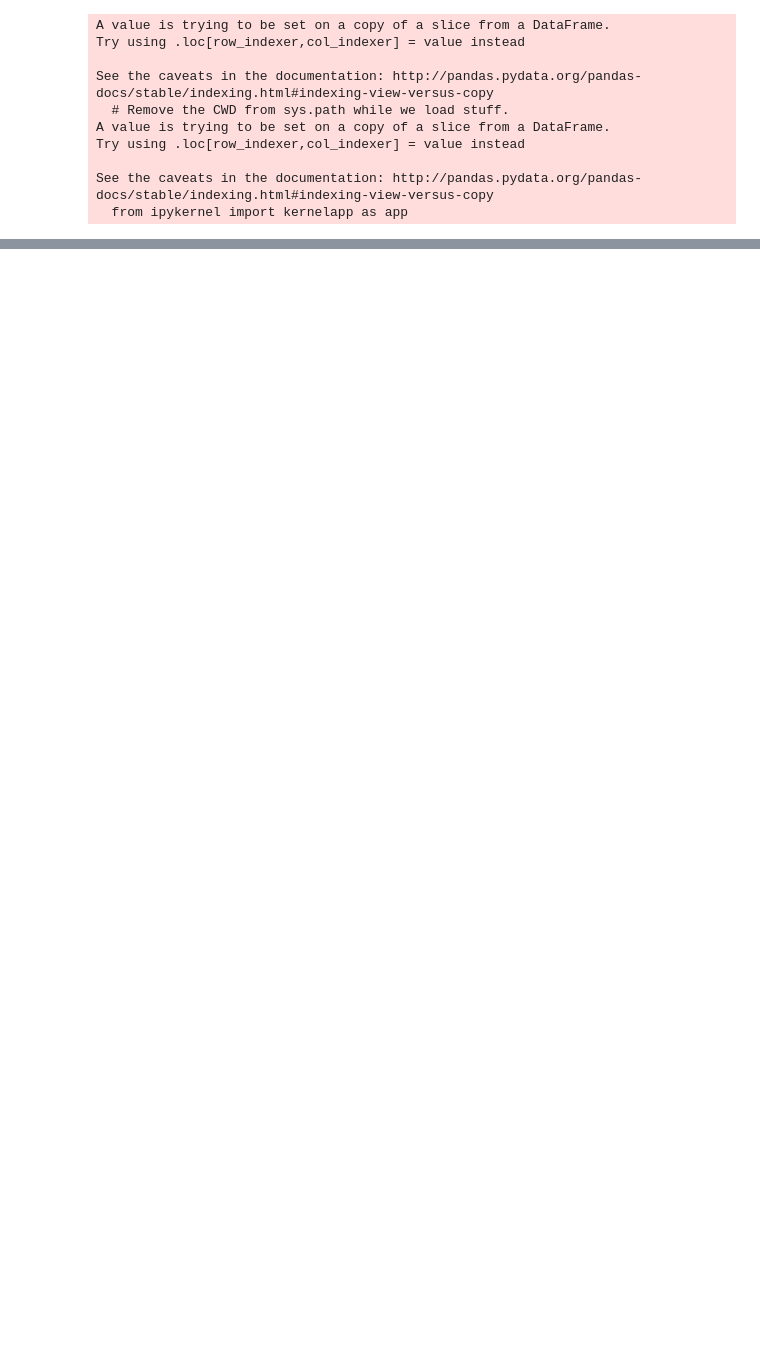
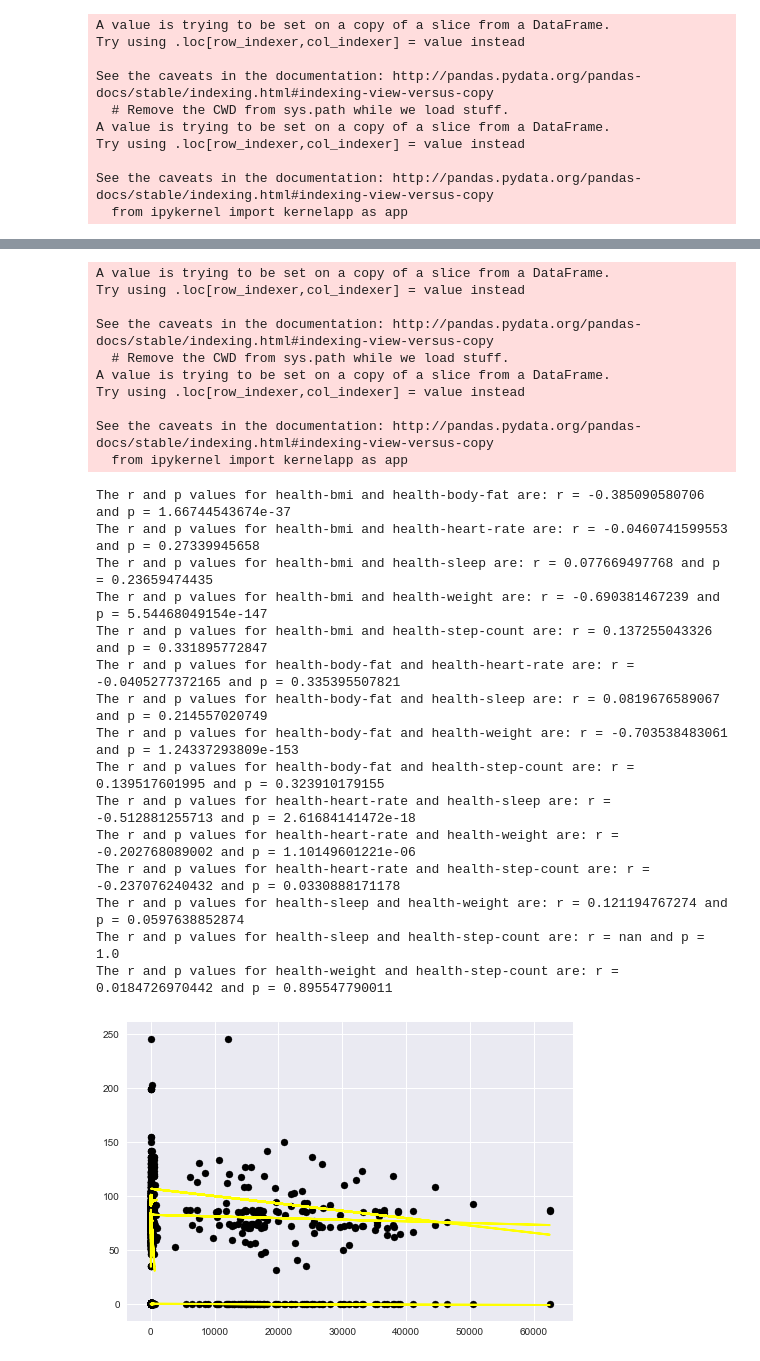
Before and after one commit to OngoDSS/Notebooks, a Jupyter notebook: sebastian_ongo.ipynb, the cells around one changed output, grey strips where cells are left out. Saved outputs shown, nothing was run; the diff lists cells and outputs as text; code cells hidden in the pictures; blank space fills up the shorter version.

```diff
--- a/sebastian_ongo.ipynb
+++ b/sebastian_ongo.ipynb
@@ -245,0 +239,33 @@ plt.plot(x,y, 'go') #, x, fit_fn(x), '--k')
+# %%
+for i in itertools.combinations(types, 2):
+    t1 = i[0]
+    t2 = i[1]
+    a, b = plotter(prepare_table(t1, t2))
+    print("The r and p values for {} and {} are: r = {} and p = {}".format(t1, t2, a, b))
+# %% [output]
+A value is trying to be set on a copy of a slice from a DataFrame.
+Try using .loc[row_indexer,col_indexer] = value instead
+
+See the caveats in the documentation: http://pandas.pydata.org/pandas-docs/stable/indexing.html#indexing-view-versus-copy
+  # Remove the CWD from sys.path while we load stuff.
+A value is trying to be set on a copy of a slice from a DataFrame.
+Try using .loc[row_indexer,col_indexer] = value instead
+
+See the caveats in the documentation: http://pandas.pydata.org/pandas-docs/stable/indexing.html#indexing-view-versus-copy
+  from ipykernel import kernelapp as app
+The r and p values for health-bmi and health-body-fat are: r = -0.385090580706 and p = 1.66744543674e-37
+The r and p values for health-bmi and health-heart-rate are: r = -0.0460741599553 and p = 0.27339945658
+The r and p values for health-bmi and health-sleep are: r = 0.077669497768 and p = 0.23659474435
+The r and p values for health-bmi and health-weight are: r = -0.690381467239 and p = 5.54468049154e-147
+The r and p values for health-bmi and health-step-count are: r = 0.137255043326 and p = 0.331895772847
+The r and p values for health-body-fat and health-heart-rate are: r = -0.0405277372165 and p = 0.335395507821
+The r and p values for health-body-fat and health-sleep are: r = 0.0819676589067 and p = 0.214557020749
+The r and p values for health-body-fat and health-weight are: r = -0.703538483061 and p = 1.24337293809e-153
+The r and p values for health-body-fat and health-step-count are: r = 0.139517601995 and p = 0.323910179155
+The r and p values for health-heart-rate and health-sleep are: r = -0.512881255713 and p = 2.61684141472e-18
+The r and p values for health-heart-rate and health-weight are: r = -0.202768089002 and p = 1.10149601221e-06
+The r and p values for health-heart-rate and health-step-count are: r = -0.237076240432 and p = 0.0330888171178
+The r and p values for health-sleep and health-weight are: r = 0.121194767274 and p = 0.0597638852874
+The r and p values for health-sleep and health-step-count are: r = nan and p = 1.0
+The r and p values for health-weight and health-step-count are: r = 0.0184726970442 and p = 0.895547790011
+[figure, added]
```
Also changed, not shown: parts of 13 cells of this notebook.
